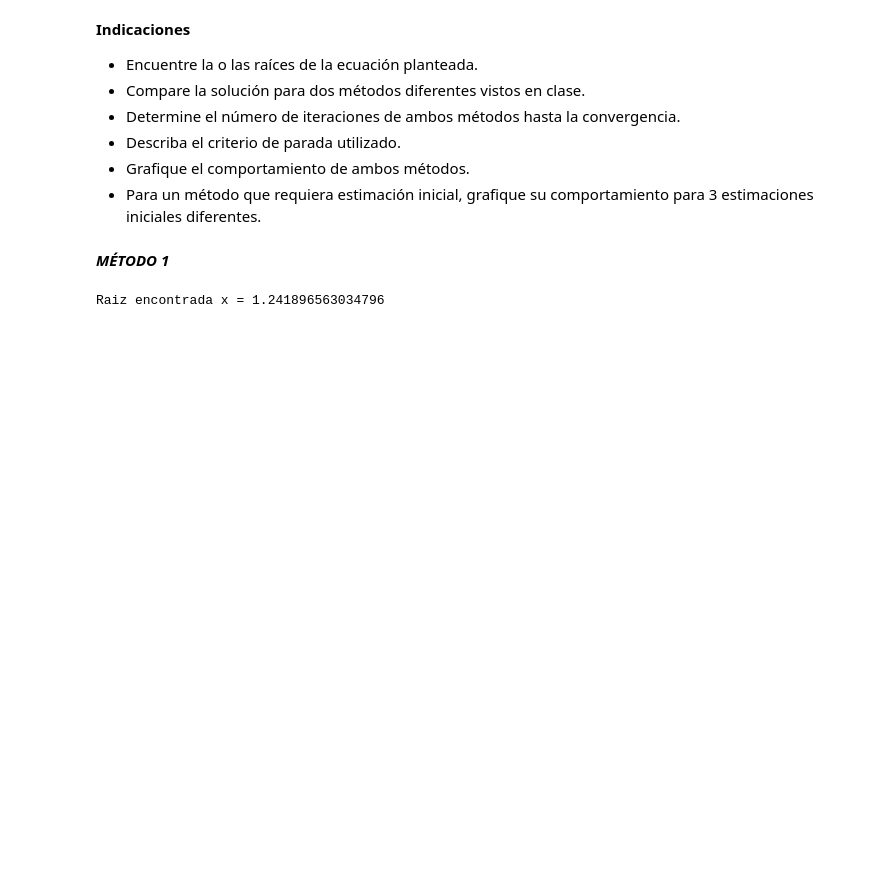
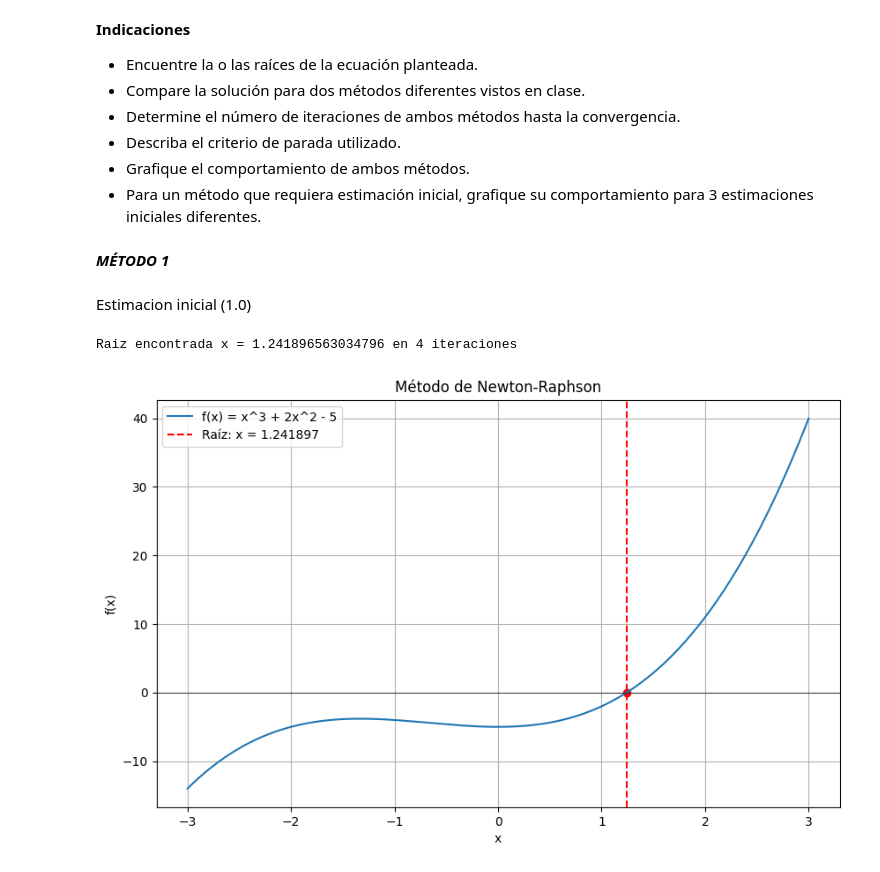
Before and after one commit to andresit02/EXAMEN-RECUPERACION-METODOS-, a Jupyter notebook: Pregunta_3.ipynb, the cells around one changed output. Saved outputs shown, nothing was run; the diff lists cells and outputs as text; code cells hidden in the pictures; blank space fills up the shorter version.

```diff
--- a/Pregunta_3.ipynb
+++ b/Pregunta_3.ipynb
@@ -23,49 +23,56 @@ Encuentre la o las raíces de la ecuación planteada.
 - Para un método que requiera estimación inicial, grafique su comportamiento para 3 estimaciones iniciales diferentes.
 # %% [markdown]
 ***MÉTODO 1***
+# %% [markdown]
+Estimacion inicial (1.0)
 # %%
-# RAICES
+import numpy as np
+import matplotlib.pyplot as plt
 
-def f(x): # Función orginal f(x)
+# Función original f(x)
+def f(x):
     return x**3 + 2*x**2 - 5
 
-def df(x):  # Derivada de f(x)
+# Derivada de f(x)
+def df(x):
     return 3*x**2 + 4*x
 
 # Método de Newton-Raphson
 def newton_raphson(f, df, x0, tolerancia=1e-6, max_iter=100):
-
-    """
-    Encuentra una raíz de f(x) usando el método de Newton-Raphson.
-
-    Argumentos:
-        f: La función cuya raíz se busca.
-        df: La derivada de la función f.
-        x0: Estimación inicial de la raíz.
-        tolerancia: La tolerancia para la convergencia.
-        max_iter: El número máximo de iteraciones.
-
-    Returns:
-        Una aproximación de la raíz, o None si no converge.
-    """
-
     x = x0
     for i in range(max_iter):
         x_next = x - f(x) / df(x)
         if abs(x_next - x) < tolerancia:
-            return x_next
+            return x_next, i + 1
         x = x_next
-    return None
+    return None, max_iter
 
 # Estimación inicial
 x0 = 1.0
 
-# Encontrar la raíz
-raiz = newton_raphson(f, df, x0)
+# Encontrar la raíz y el número de iteraciones
+raiz, iteraciones = newton_raphson(f, df, x0)
 
 if raiz:
-    print(f"Raiz encontrada x = {raiz}")
+    print(f"Raiz encontrada x = {raiz} en {iteraciones} iteraciones")
 else:
     print("El método no convergió.")
+
+# Graficar la función y la raíz
+x = np.linspace(-3, 3, 400)
+y = f(x)
+
+plt.figure(figsize=(10, 6))
+plt.plot(x, y, label='f(x) = x^3 + 2x^2 - 5')
+plt.axhline(0, color='black', linewidth=0.5)
+plt.axvline(raiz, color='red', linestyle='--', label=f'Raíz: x = {raiz:.6f}')
+plt.scatter(raiz, f(raiz), color='red')
+plt.title('Método de Newton-Raphson')
+plt.xlabel('x')
+plt.ylabel('f(x)')
+plt.legend()
+plt.grid(True)
+plt.show()
 # %% [output]
-Raiz encontrada x = 1.241896563034796
+Raiz encontrada x = 1.241896563034796 en 4 iteraciones
+[figure, added]
```
Also changed, not shown: parts of 11 cells of this notebook.
